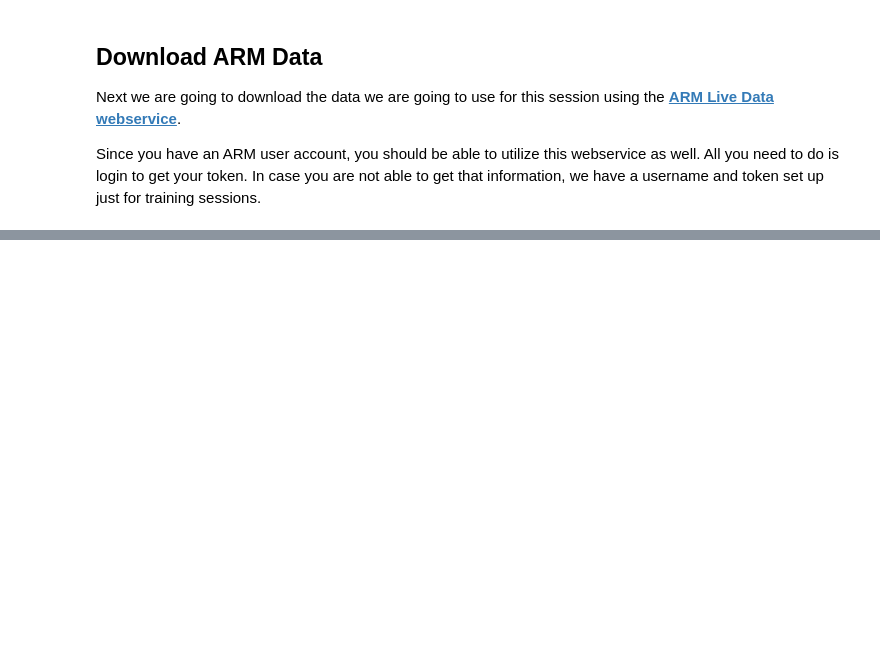
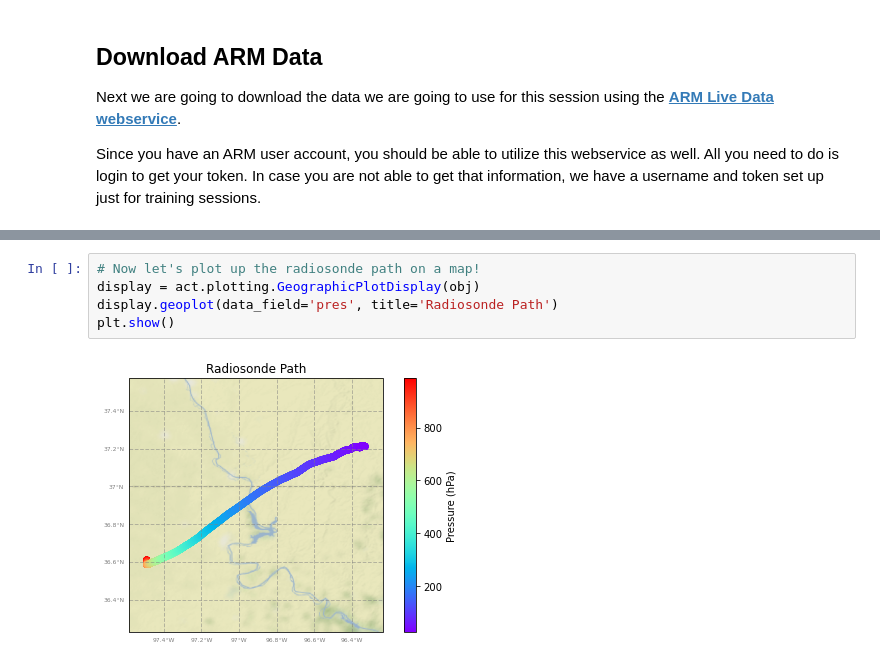
Before and after one commit to ARM-Development/ARM-Notebooks, a Jupyter notebook: Open-Science-Workshop-2022/tutorials/act-basics.ipynb, the cells around one changed output, grey strips where cells are left out. Drawn from its saved outputs; the diff is of its cells as text; blank space fills up the shorter version.

```diff
--- a/Open-Science-Workshop-2022/tutorials/act-basics.ipynb
+++ b/Open-Science-Workshop-2022/tutorials/act-basics.ipynb
@@ -134,0 +318,7 @@ Please checkout the __[ACT Github repository](https://github.com/ARM-DOE/ACT)__
+# %%
+# Now let's plot up the radiosonde path on a map!
+display = act.plotting.GeographicPlotDisplay(obj)
+display.geoplot(data_field='pres', title='Radiosonde Path')
+plt.show()
+# %% [output]
+[figure, added]
```
Also changed, not shown: parts of 34 cells of this notebook.
